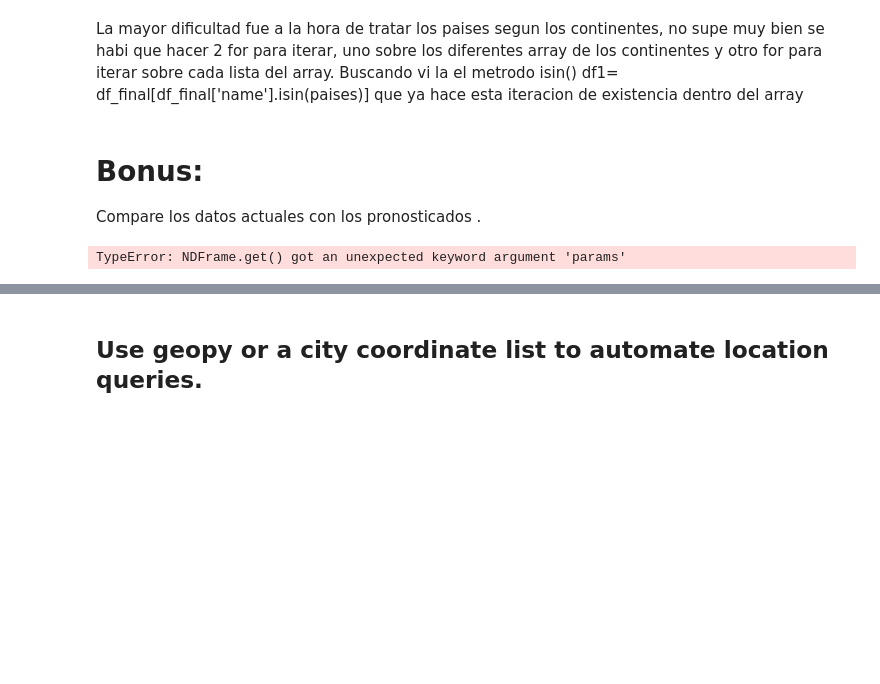
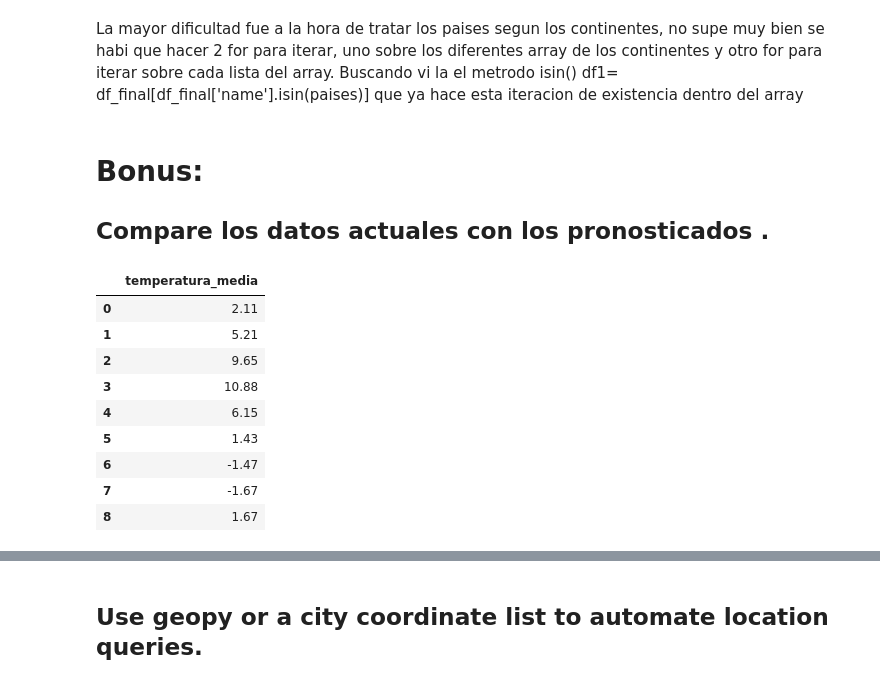
Before and after one commit to sebasrt97/Weather-Data-Analysis-with-a-public-API, a Jupyter notebook: Api/apy.ipynb, the cells around one changed output, grey strips where cells are left out. Cells and saved outputs as stored; diff of their text form; code cells hidden in the pictures; blank space fills up the shorter version.

```diff
--- a/Api/apy.ipynb
+++ b/Api/apy.ipynb
@@ -244,24 +304,34 @@ La mayor dificultad fue a la hora de tratar los paises segun los continentes, no
 Buscando vi la el metrodo isin() df1= df_final[df_final['name'].isin(paises)] que ya hace esta iteracion de existencia dentro del array
 # %% [markdown]
 # Bonus:
-Compare los datos actuales con los pronosticados .
+## Compare los datos actuales con los pronosticados .
 # %%
-base_egipto=f"https://api.openweathermap.org/data/2.5/forecast?q=Egipto&units=metric"
+base_egipto=f"https://api.openweathermap.org/data/2.5/forecast?q=Sudafrica&units=metric&appid={api_key}"
 
-egipto=(requests.get(base_egipto, params={"appid":api_key})).json()
+egipto=(requests.get(base_egipto)).json()
 
 df_hora=pd.json_normalize(
     egipto,
     record_path=['list'], #### Esto hace que se expanda el list donde se encuentra todo lo importante
     meta=[
-        'cod',
         ['city', 'name'],      # Extrae el nombre de la ciudad
-        ['city', 'country'],   # Extrae el país
-        'cnt'
-    ])
+        ['city', 'country']
+        ]
+    )
 
-df_hora.info()
-
-# egipto_hora=df_hora[['main.temp']]
+df_egipto=df_hora[["city.name", "main.temp"]].iloc[0:9]
+df_registro=registro[["name", "main.temp"]]
+df_resultato=pd.DataFrame()
+df_resultato["temperatura_media"] = df_registro.iloc[0,1]-df_egipto["main.temp"]
+df_resultato
 # %% [output]
-TypeError: NDFrame.get() got an unexpected keyword argument 'params'
+|  | temperatura_media |
+| 0 | 2.11 |
+| 1 | 5.21 |
+| 2 | 9.65 |
+| 3 | 10.88 |
+| 4 | 6.15 |
+| 5 | 1.43 |
+| 6 | -1.47 |
+| 7 | -1.67 |
+| 8 | 1.67 |
```
Also changed, not shown: parts of 17 cells of this notebook.
